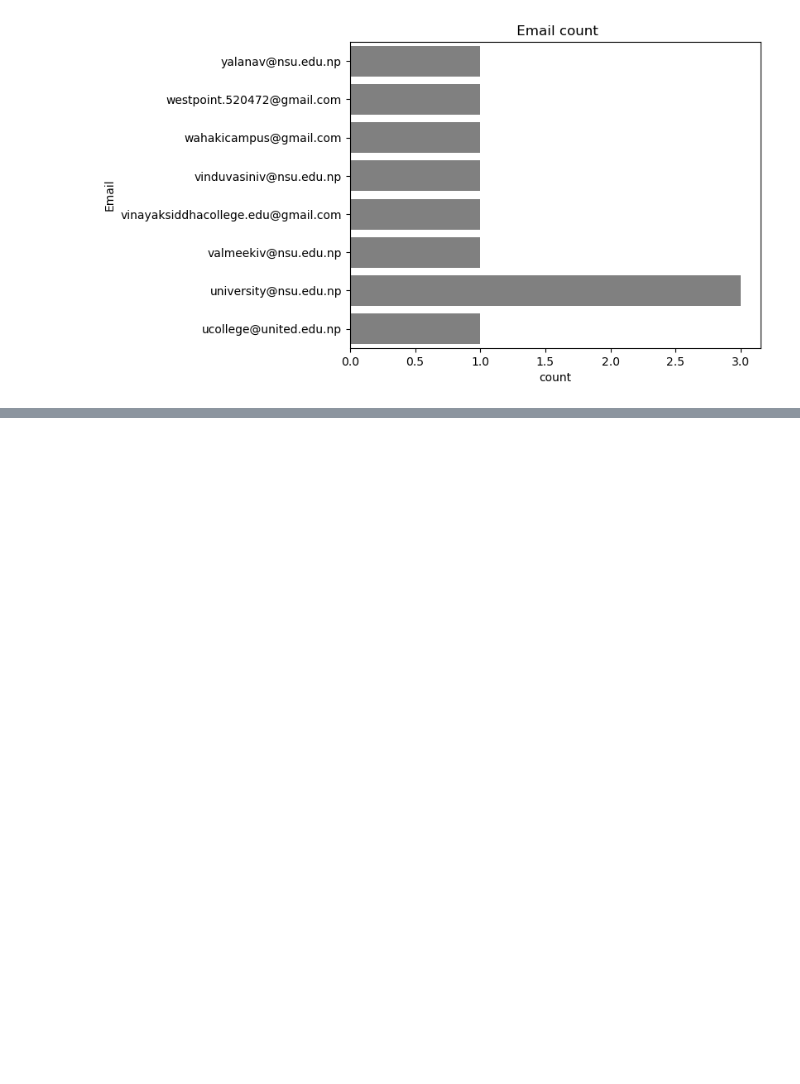
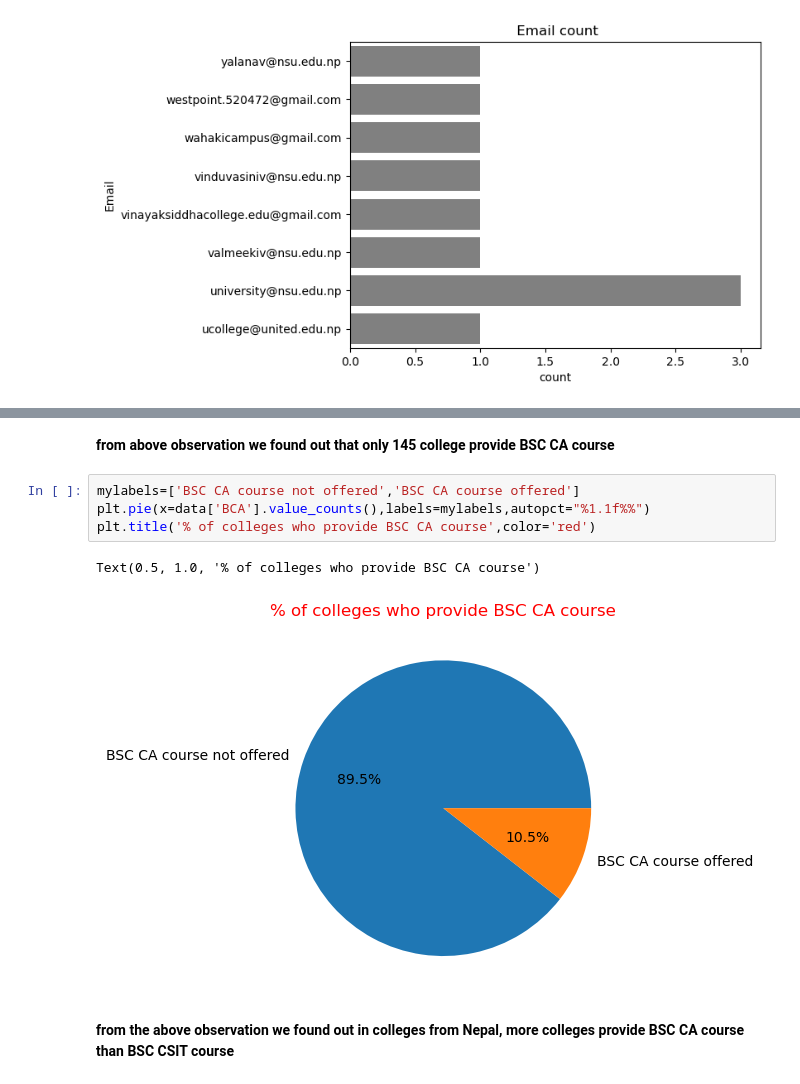
Before and after one commit to BibekRai44/College-Finder-Nepal, a Jupyter notebook: Data Analysis/visualization.ipynb, the cells around one changed output, grey strips where cells are left out. Cells and saved outputs as stored; diff of their text form; blank space fills up the shorter version.

```diff
--- a/Data Analysis/visualization.ipynb
+++ b/Data Analysis/visualization.ipynb
@@ -81,0 +126,11 @@ for i in data.columns[1:]:
+# %% [markdown]
+**from above observation we found out that only 145 college provide BSC CA course**
+# %%
+mylabels=['BSC CA course not offered','BSC CA course offered']
+plt.pie(x=data['BCA'].value_counts(),labels=mylabels,autopct="%1.1f%%")
+plt.title('% of colleges who provide BSC CA course',color='red')
+# %% [output]
+Text(0.5, 1.0, '% of colleges who provide BSC CA course')
+[figure, added]
+# %% [markdown]
+**from the above observation we found out in colleges from Nepal, more colleges provide BSC CA course than BSC CSIT course**
```
Also changed, not shown: parts of 7 cells of this notebook.
